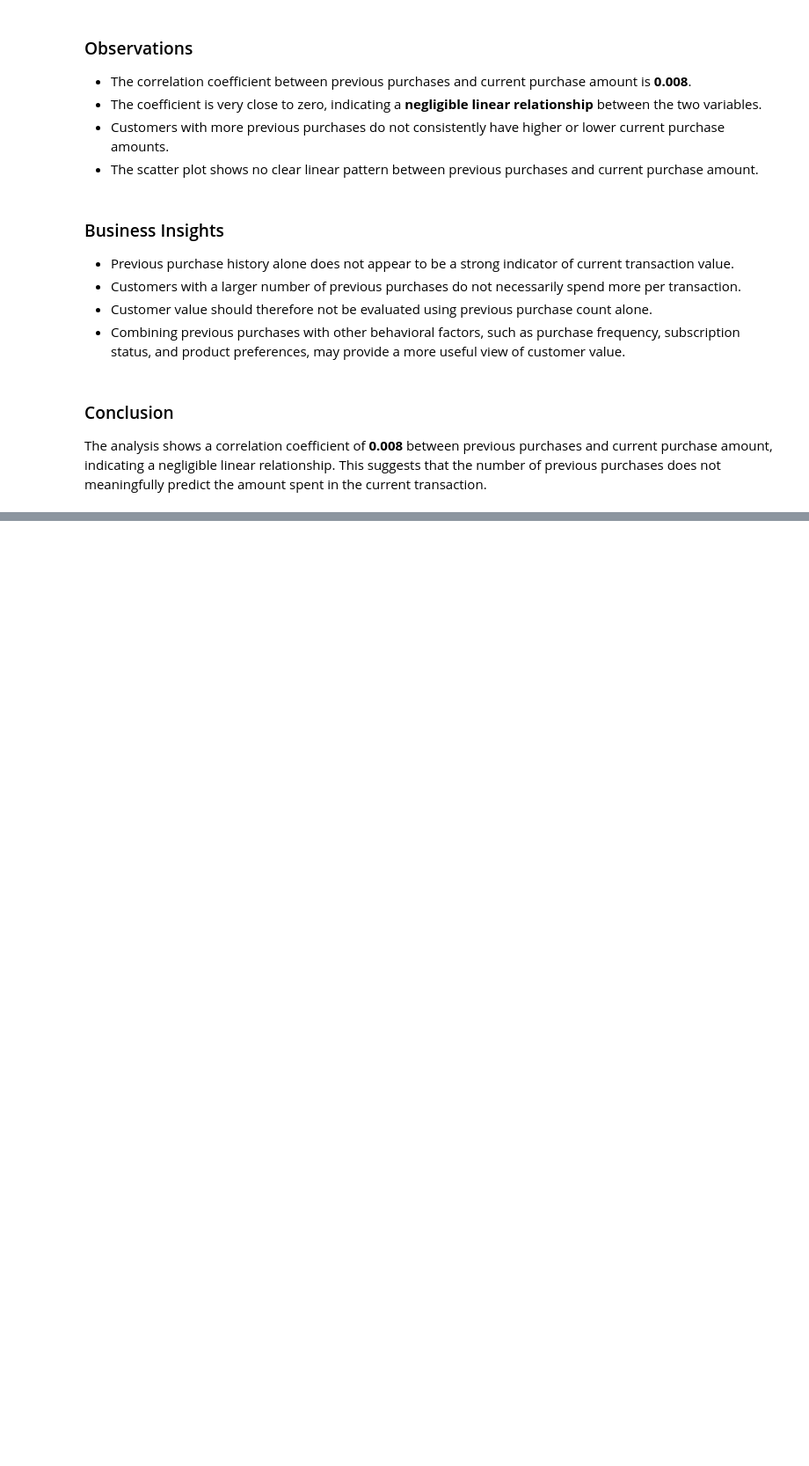
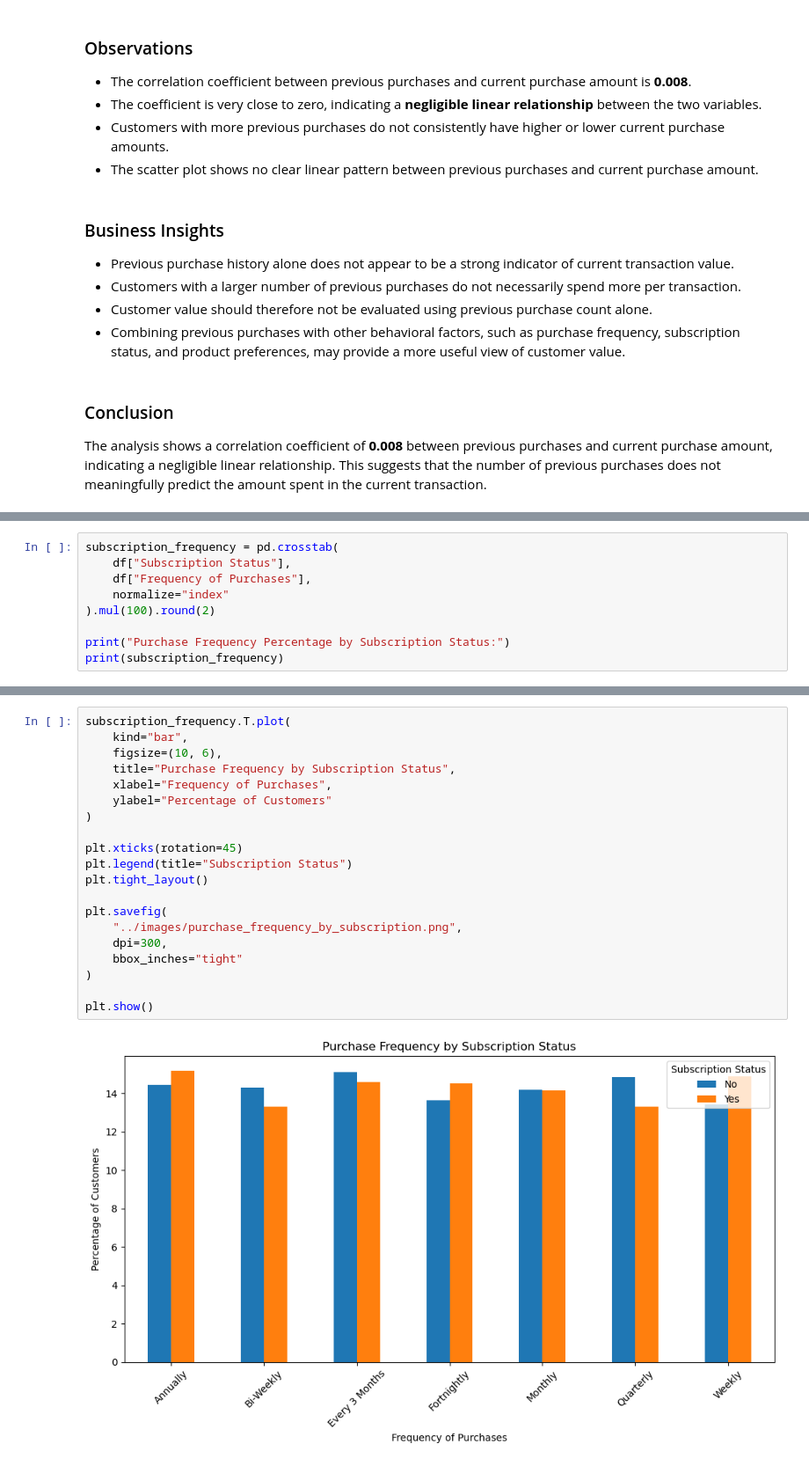
Before and after one commit to kalaranjani-a/customer-shopping-behavior-analysis, a Jupyter notebook: notebooks/customer_shopping_analysis.ipynb, the cells around one changed output, grey strips where cells are left out. Shown at 88% size. Cells and saved outputs as stored; diff of their text form; blank space fills up the shorter version.

```diff
--- a/notebooks/customer_shopping_analysis.ipynb
+++ b/notebooks/customer_shopping_analysis.ipynb
@@ -2739,0 +2942,9 @@ The analysis shows a correlation coefficient of **0.008** between previous purch
+# %%
+subscription_frequency = pd.crosstab(
+    df["Subscription Status"],
+    df["Frequency of Purchases"],
+    normalize="index"
+).mul(100).round(2)
+
+print("Purchase Frequency Percentage by Subscription Status:")
+print(subscription_frequency)
@@ -2739,0 +2988,22 @@ The analysis shows a correlation coefficient of **0.008** between previous purch
+# %%
+subscription_frequency.T.plot(
+    kind="bar",
+    figsize=(10, 6),
+    title="Purchase Frequency by Subscription Status",
+    xlabel="Frequency of Purchases",
+    ylabel="Percentage of Customers"
+)
+
+plt.xticks(rotation=45)
+plt.legend(title="Subscription Status")
+plt.tight_layout()
+
+plt.savefig(
+    "../images/purchase_frequency_by_subscription.png",
+    dpi=300,
+    bbox_inches="tight"
+)
+
+plt.show()
+# %% [output]
+[figure, added]
```
Also changed, not shown: parts of 53 cells of this notebook, 9 other files.
